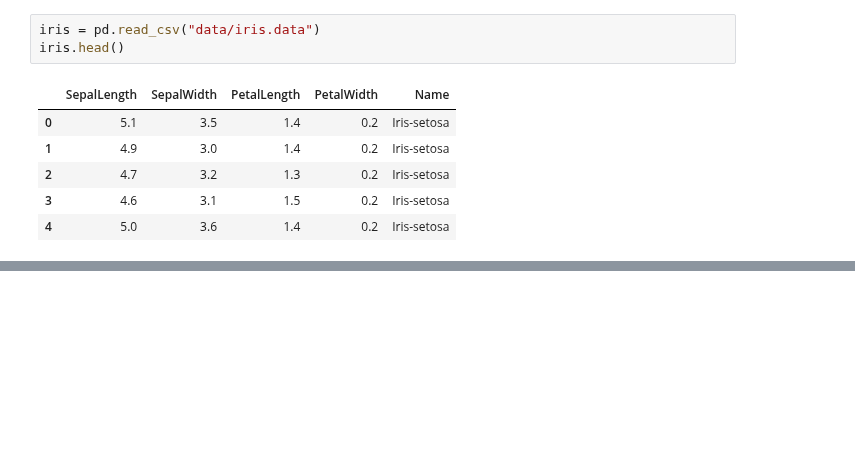
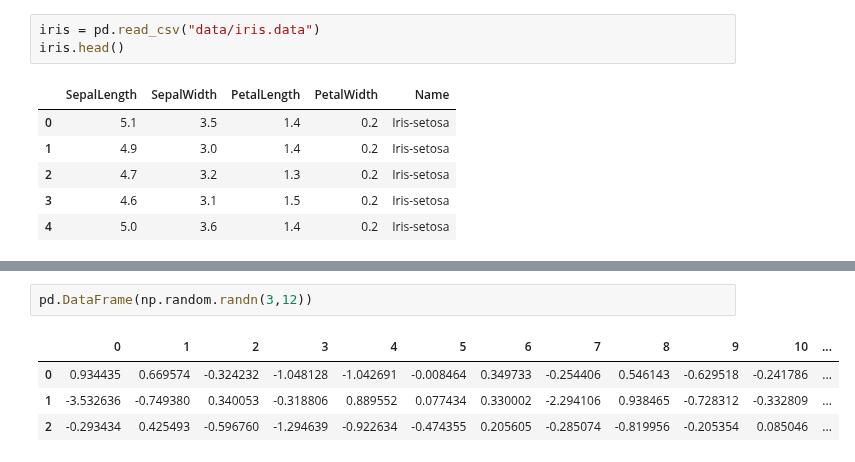
Before and after one commit to UtsavParashar/PythonProblems, a Jupyter notebook: PandasOffDoc.ipynb, the cells around one changed output, grey strips where cells are left out. Saved outputs shown, nothing was run; the diff lists cells and outputs as text; blank space fills up the shorter version.

```diff
--- a/PandasOffDoc.ipynb
+++ b/PandasOffDoc.ipynb
@@ -2083,0 +2210,7 @@ dfa.assign(C=lambda x:x.A+x.B, D=lambda x:x.A+x.C)
+# %%
+pd.DataFrame(np.random.randn(3,12))
+# %% [output]
+|  | 0 | 1 | 2 | 3 | 4 | 5 | 6 | 7 | 8 | 9 | 10 | ... |
+| 0 | 0.934435 | 0.669574 | -0.324232 | -1.048128 | -1.042691 | -0.008464 | 0.349733 | -0.254406 | 0.546143 | -0.629518 | -0.241786 | ... |
+| 1 | -3.532636 | -0.749380 | 0.340053 | -0.318806 | 0.889552 | 0.077434 | 0.330002 | -2.294106 | 0.938465 | -0.728312 | -0.332809 | ... |
+| 2 | -0.293434 | 0.425493 | -0.596760 | -1.294639 | -0.922634 | -0.474355 | 0.205605 | -0.285074 | -0.819956 | -0.205354 | 0.085046 | ... |
```
Also changed, not shown: parts of 18 cells of this notebook, 1 other file.
